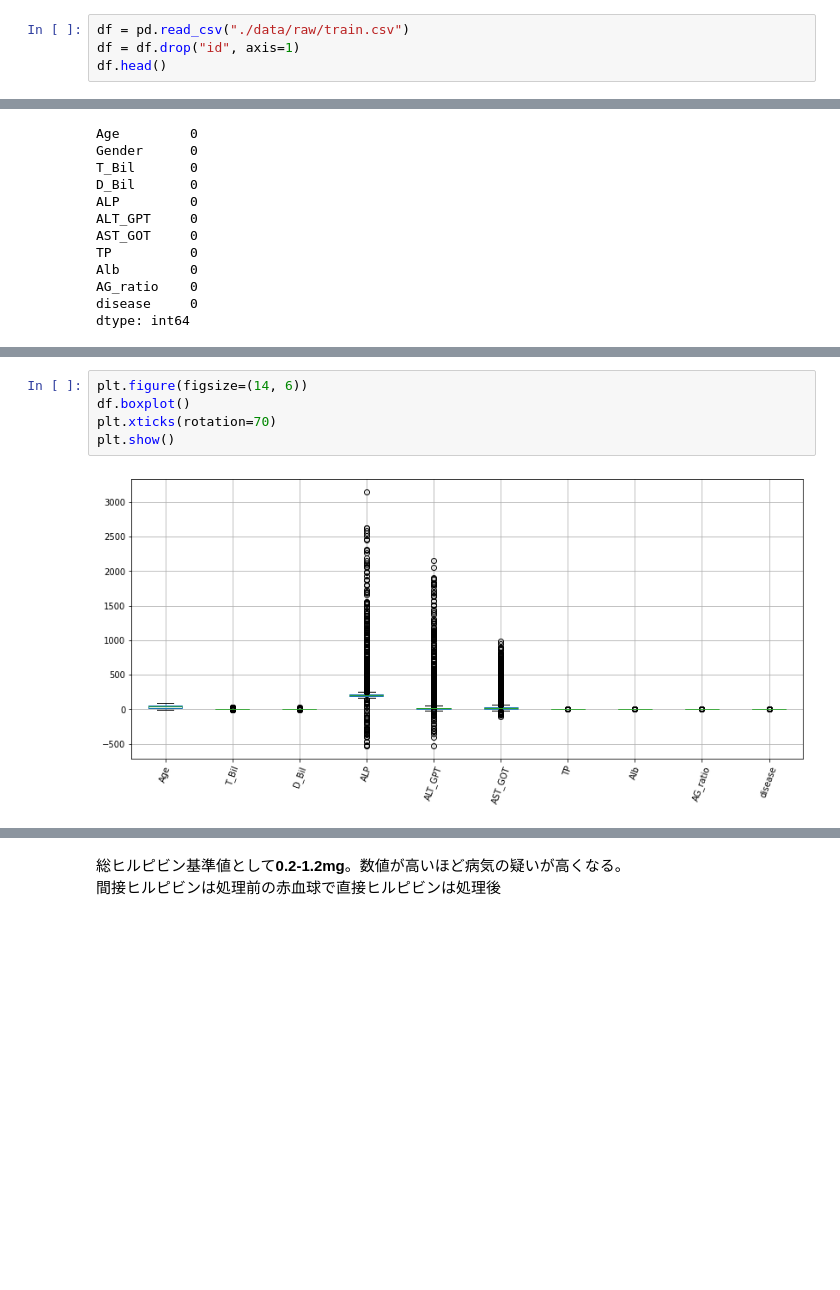
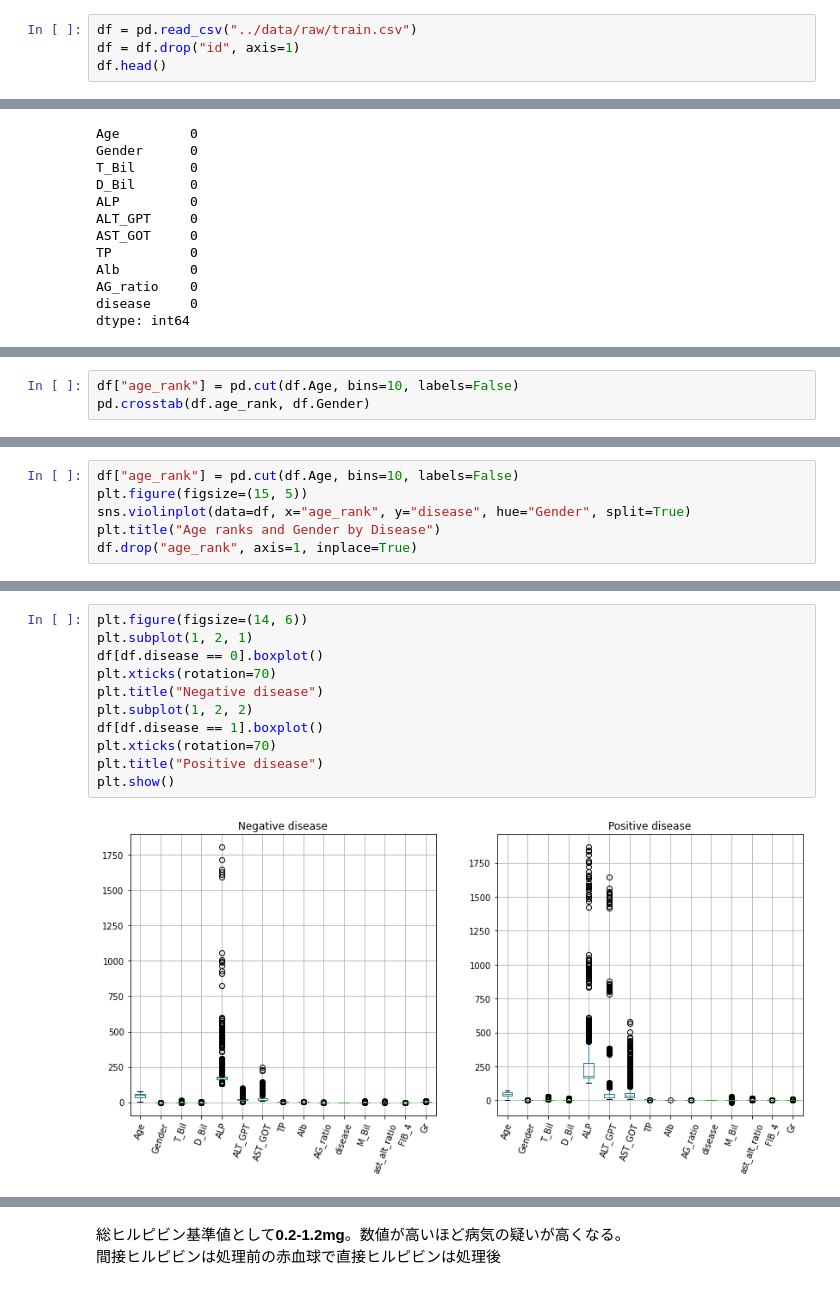
Before and after one commit to kooose38/disease-anaysis, a Jupyter notebook: notebook/EDA0906.ipynb, the cells around one changed output, grey strips where cells are left out. Cells and saved outputs as stored; diff of their text form; blank space fills up the shorter version.

```diff
--- a/notebook/EDA0906.ipynb
+++ b/notebook/EDA0906.ipynb
@@ -17,5 +15,5 @@ Duplicate key in file PosixPath('/home/kooose/.local/lib/python3.8/site-packages
 # %%
-df = pd.read_csv("./data/raw/train.csv")
+df = pd.read_csv("../data/raw/train.csv")
 df = df.drop("id", axis=1)
 df.head()
 # %% [output]
@@ -68,0 +80,3 @@ plt.show()
+# %%
+df["age_rank"] = pd.cut(df.Age, bins=10, labels=False)
+pd.crosstab(df.age_rank, df.Gender)
@@ -86,0 +113,6 @@ Text(0.5, 1.0, 'Gender vs Age by Disease')
+# %%
+df["age_rank"] = pd.cut(df.Age, bins=10, labels=False)
+plt.figure(figsize=(15, 5))
+sns.violinplot(data=df, x="age_rank", y="disease", hue="Gender", split=True)
+plt.title("Age ranks and Gender by Disease")
+df.drop("age_rank", axis=1, inplace=True)
@@ -95,10 +129,16 @@ sns.pairplot(df.drop(["Age"], axis=1), hue="disease", plot_kws={"alpha": 0.3})
 # %%
 plt.figure(figsize=(14, 6))
-df.boxplot()
+plt.subplot(1, 2, 1)
+df[df.disease == 0].boxplot()
 plt.xticks(rotation=70)
+plt.title("Negative disease")
+plt.subplot(1, 2, 2)
+df[df.disease == 1].boxplot()
+plt.xticks(rotation=70)
+plt.title("Positive disease")
 plt.show()
 # %% [output]
-[figure, old version]
+[figure, new version]
 # %%
 plt.figure(figsize=(12, 4))
 plt.subplot(1, 2, 1)
```
Also changed, not shown: parts of 20 cells of this notebook, 42 other files.
